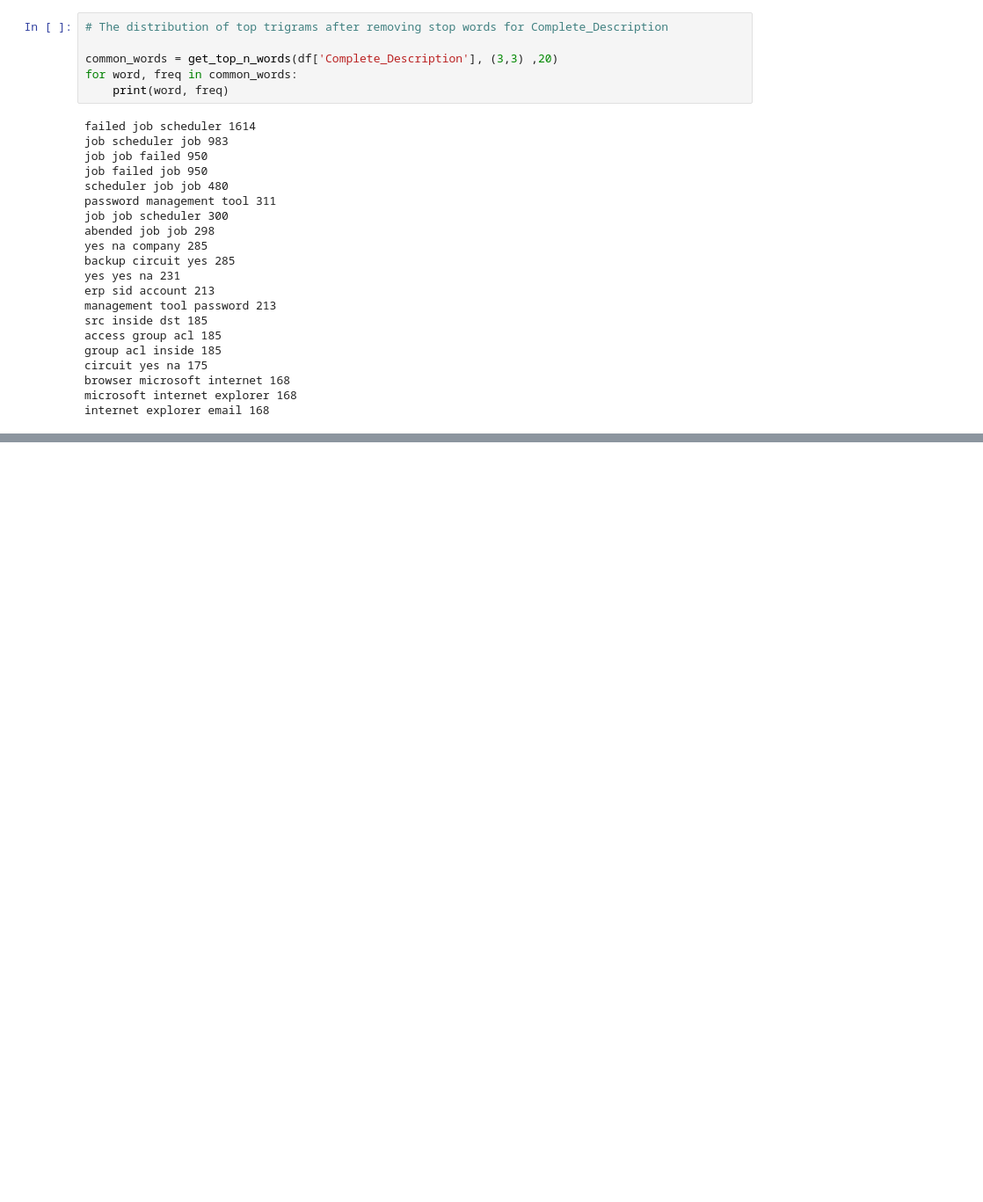
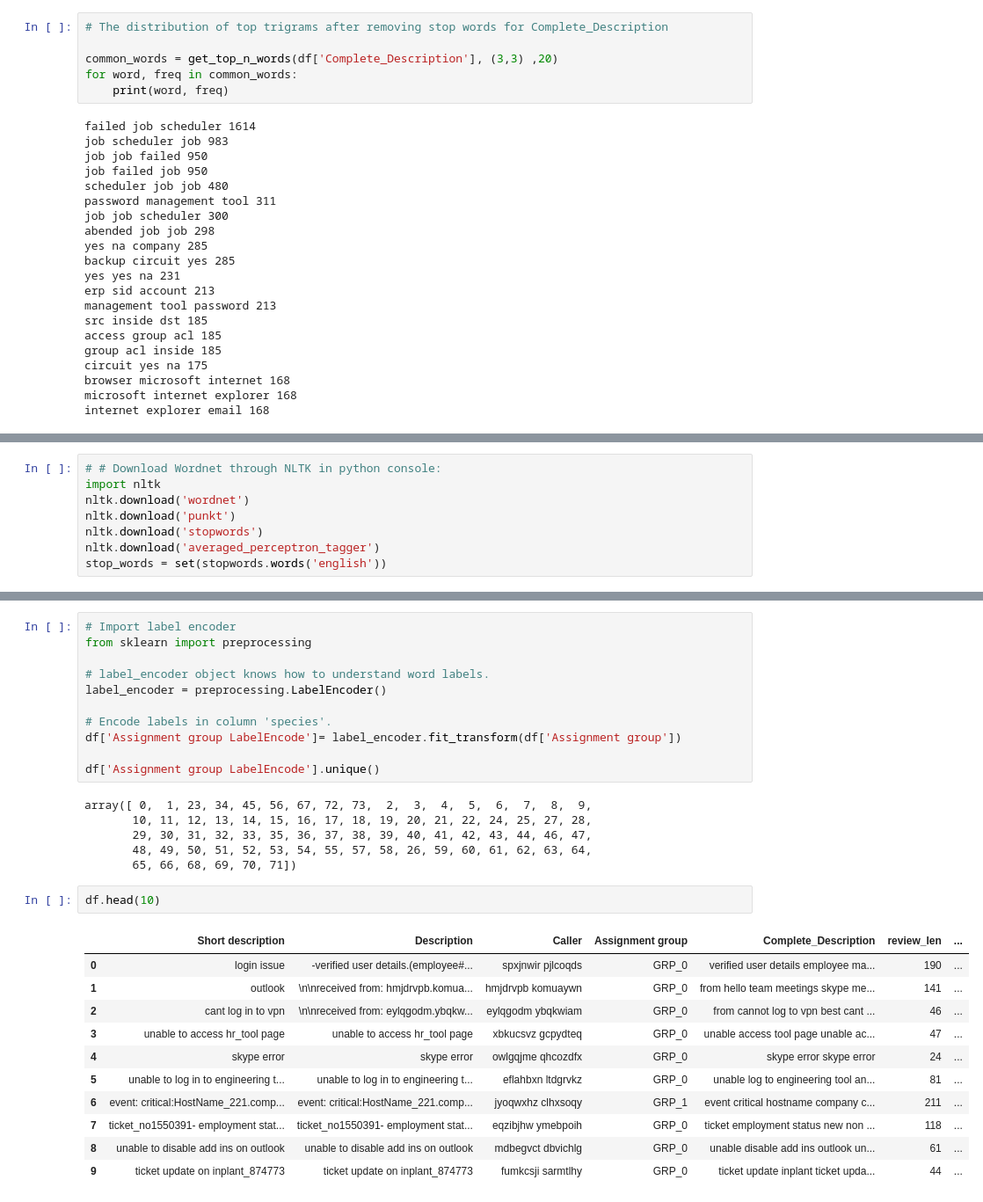
Before and after one commit to soumendrabagh/Automatic-Ticket-Generation-NLP, a Jupyter notebook: NLP_Automatic_Ticket_Assignment.ipynb, the cells around one changed output, grey strips where cells are left out. Shown at 88% size. Saved outputs shown, nothing was run; the diff lists cells and outputs as text; blank space fills up the shorter version.

Commit message:
Label Encoding for resultant column

```diff
--- a/NLP_Automatic_Ticket_Assignment.ipynb
+++ b/NLP_Automatic_Ticket_Assignment.ipynb
@@ -350,0 +355,8 @@ internet explorer email 168
+# %%
+# # Download Wordnet through NLTK in python console:
+import nltk
+nltk.download('wordnet')
+nltk.download('punkt')
+nltk.download('stopwords')
+nltk.download('averaged_perceptron_tagger')
+stop_words = set(stopwords.words('english'))
@@ -350,0 +458,31 @@ internet explorer email 168
+# %%
+# Import label encoder
+from sklearn import preprocessing
+
+# label_encoder object knows how to understand word labels.
+label_encoder = preprocessing.LabelEncoder()
+
+# Encode labels in column 'species'.
+df['Assignment group LabelEncode']= label_encoder.fit_transform(df['Assignment group'])
+
+df['Assignment group LabelEncode'].unique()
+# %% [output]
+array([ 0,  1, 23, 34, 45, 56, 67, 72, 73,  2,  3,  4,  5,  6,  7,  8,  9,
+       10, 11, 12, 13, 14, 15, 16, 17, 18, 19, 20, 21, 22, 24, 25, 27, 28,
+       29, 30, 31, 32, 33, 35, 36, 37, 38, 39, 40, 41, 42, 43, 44, 46, 47,
+       48, 49, 50, 51, 52, 53, 54, 55, 57, 58, 26, 59, 60, 61, 62, 63, 64,
+       65, 66, 68, 69, 70, 71])
+# %%
+df.head(10)
+# %% [output]
+|  | Short description | Description | Caller | Assignment group | Complete_Description | review_len | ... |
+| 0 | login issue | -verified user details.(employee#... | spxjnwir pjlcoqds | GRP_0 | verified user details employee ma... | 190 | ... |
+| 1 | outlook | \n\nreceived from: hmjdrvpb.komua... | hmjdrvpb komuaywn | GRP_0 | from hello team meetings skype me... | 141 | ... |
+| 2 | cant log in to vpn | \n\nreceived from: eylqgodm.ybqkw... | eylqgodm ybqkwiam | GRP_0 | from cannot log to vpn best cant ... | 46 | ... |
+| 3 | unable to access hr_tool page | unable to access hr_tool page | xbkucsvz gcpydteq | GRP_0 | unable access tool page unable ac... | 47 | ... |
+| 4 | skype error | skype error | owlgqjme qhcozdfx | GRP_0 | skype error skype error | 24 | ... |
+| 5 | unable to log in to engineering t... | unable to log in to engineering t... | eflahbxn ltdgrvkz | GRP_0 | unable log to engineering tool an... | 81 | ... |
+| 6 | event: critical:HostName_221.comp... | event: critical:HostName_221.comp... | jyoqwxhz clhxsoqy | GRP_1 | event critical hostname company c... | 211 | ... |
+| 7 | ticket_no1550391- employment stat... | ticket_no1550391- employment stat... | eqzibjhw ymebpoih | GRP_0 | ticket employment status new non ... | 118 | ... |
+| 8 | unable to disable add ins on outlook | unable to disable add ins on outlook | mdbegvct dbvichlg | GRP_0 | unable disable add ins outlook un... | 61 | ... |
+| 9 | ticket update on inplant_874773 | ticket update on inplant_874773 | fumkcsji sarmtlhy | GRP_0 | ticket update inplant ticket upda... | 44 | ... |
```
Also changed, not shown: parts of 28 cells of this notebook.
